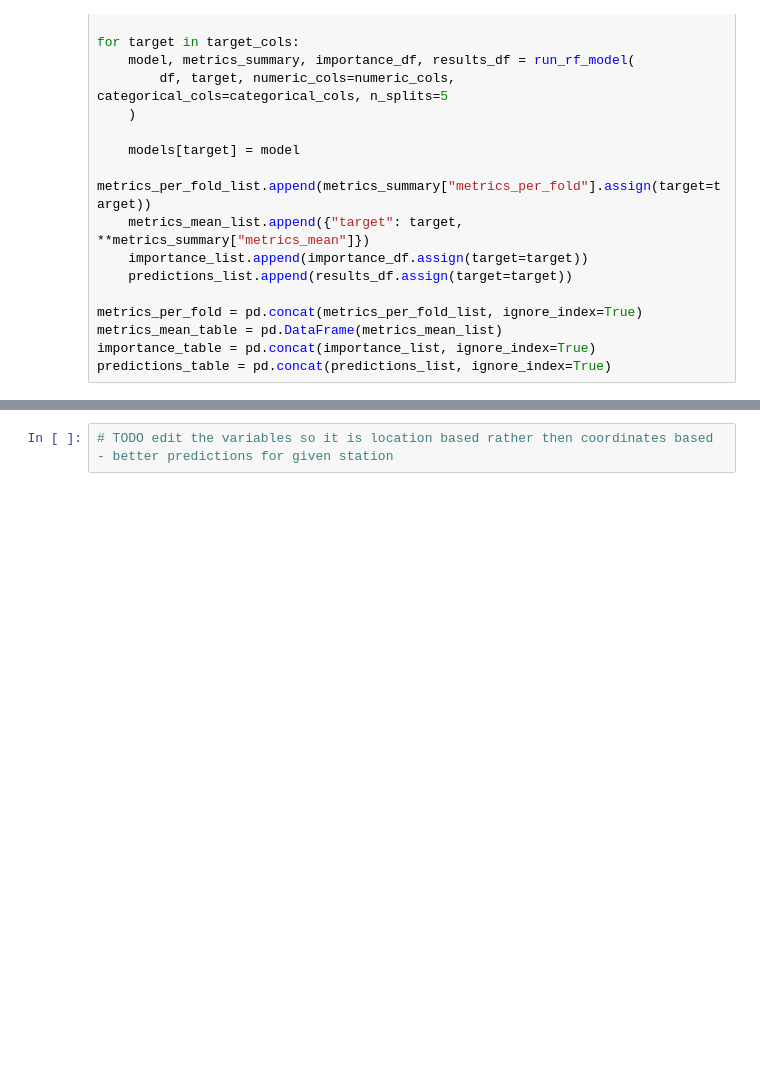
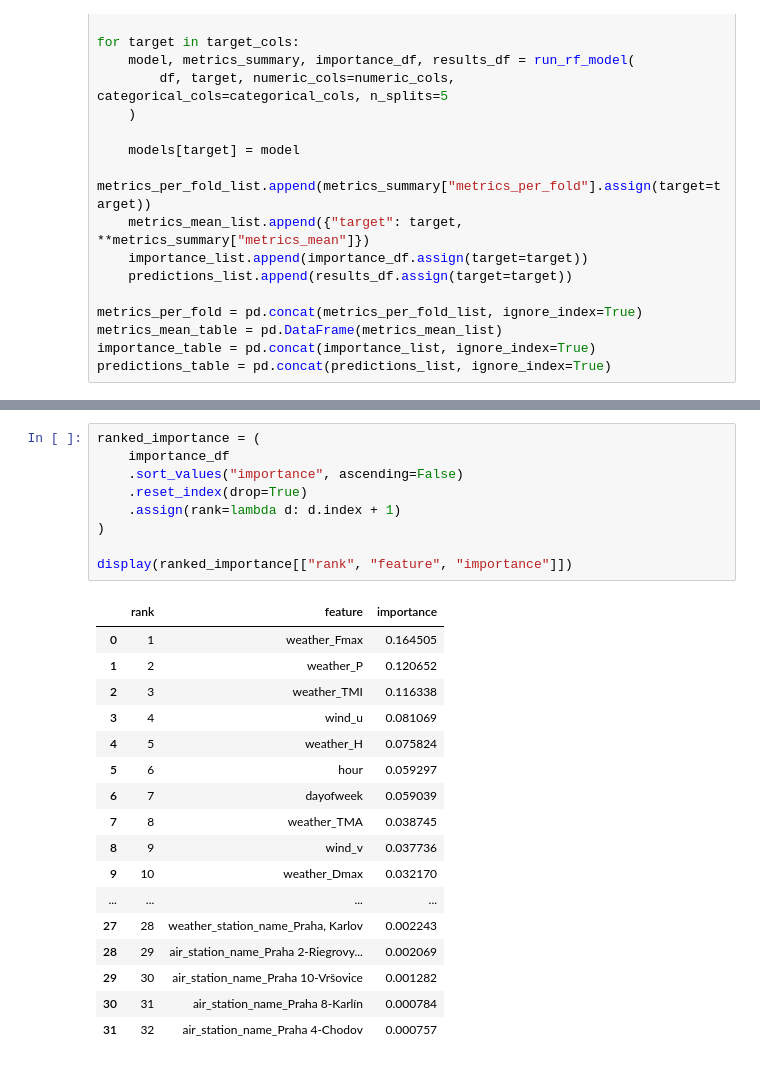
Before and after one commit to jayjay7788/Data-Processing-in-Python---Project, a Jupyter notebook: notebooks/data processing draft.ipynb, the cells around one changed output, grey strips where cells are left out. Cells and saved outputs as stored; diff of their text form; blank space fills up the shorter version.

```diff
--- a/notebooks/data processing draft.ipynb
+++ b/notebooks/data processing draft.ipynb
@@ -1748,2 +1751,27 @@ Passing `palette` without assigning `hue` is deprecated and will be removed in v
-# %%
-# TODO edit the variables so it is location based rather then coordinates based - better predictions for given station
+# %%
+ranked_importance = (
+    importance_df
+    .sort_values("importance", ascending=False)
+    .reset_index(drop=True)
+    .assign(rank=lambda d: d.index + 1)
+)
+
+display(ranked_importance[["rank", "feature", "importance"]])
+# %% [output]
+|  | rank | feature | importance |
+| 0 | 1 | weather_Fmax | 0.164505 |
+| 1 | 2 | weather_P | 0.120652 |
+| 2 | 3 | weather_TMI | 0.116338 |
+| 3 | 4 | wind_u | 0.081069 |
+| 4 | 5 | weather_H | 0.075824 |
+| 5 | 6 | hour | 0.059297 |
+| 6 | 7 | dayofweek | 0.059039 |
+| 7 | 8 | weather_TMA | 0.038745 |
+| 8 | 9 | wind_v | 0.037736 |
+| 9 | 10 | weather_Dmax | 0.032170 |
+| ... | ... | ... | ... |
+| 27 | 28 | weather_station_name_Praha, Karlov | 0.002243 |
+| 28 | 29 | air_station_name_Praha 2-Riegrovy... | 0.002069 |
+| 29 | 30 | air_station_name_Praha 10-Vršovice | 0.001282 |
+| 30 | 31 | air_station_name_Praha 8-Karlín | 0.000784 |
+| 31 | 32 | air_station_name_Praha 4-Chodov | 0.000757 |
```
Also changed, not shown: parts of 5 cells of this notebook.
